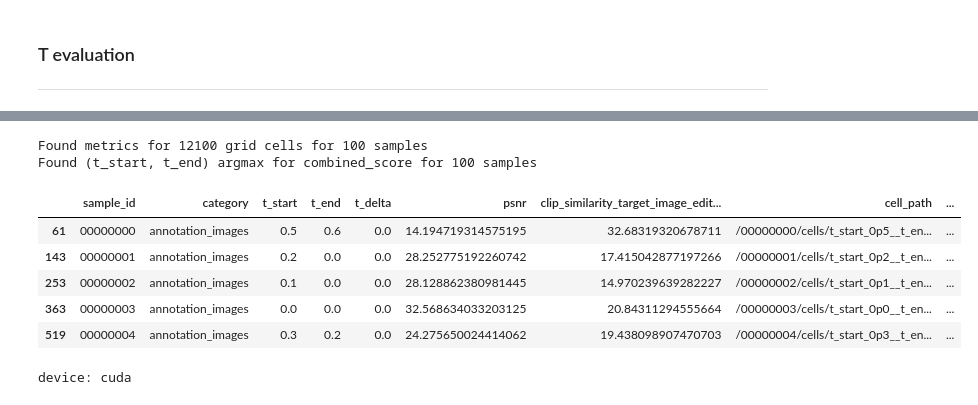
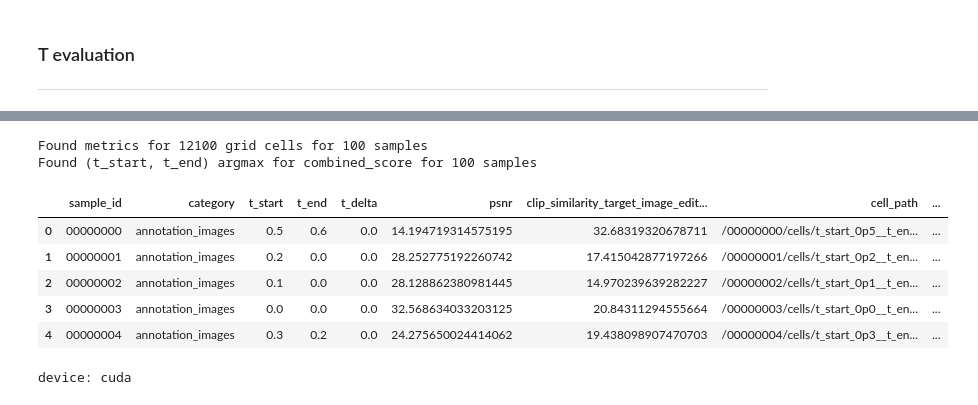
Before and after one commit to hcoderdm/chordedit-models, a Jupyter notebook: models/surrogate_selector/eval_t.ipynb, the cells around one changed output, grey strips where cells are left out. Saved outputs shown, nothing was run; the diff lists cells and outputs as text; code cells hidden in the pictures.

```diff
--- a/models/surrogate_selector/eval_t.ipynb
+++ b/models/surrogate_selector/eval_t.ipynb
@@ -67,27 +60,28 @@ Run: 20260709_144025  train=9680 cells (80 samples)  val=1210 cells (10 samples)
 # %%
 # Find (t_start, t_end) argmax of T_TARGET_FUNC for every sample in full_df from METRICS_CSV.
 metrics_df = pd.read_csv(METRICS_CSV, dtype=str)
-metrics_df = metrics_df[metrics_df[T_DELTA_COL] == str(TARGET_T_DELTA)].copy()
-metrics_df = metrics_df[metrics_df[SAMPLE_ID_COL].isin(full_df[SAMPLE_ID_COL].unique())].copy()
+metrics_df = metrics_df[metrics_df[T_DELTA_COL] == str(TARGET_T_DELTA)].copy().reset_index(drop=True)
+metrics_df = metrics_df[metrics_df[SAMPLE_ID_COL].isin(full_df[SAMPLE_ID_COL].unique())].copy().reset_index(drop=True)
 
 true_df = metrics_df.copy()
-true_df[T_TARGET_COL] = T_TARGET_FUNC(metrics_df)
+true_df = true_df.sort_values([SAMPLE_ID_COL, T_START_COL, T_END_COL]).reset_index(drop=True)
+true_df[T_TARGET_COL] = T_TARGET_FUNC(true_df)
 print(f"Found metrics for {len(true_df)} grid cells for {true_df[SAMPLE_ID_COL].nunique()} samples")
 
-true_argmax_df = true_df.loc[true_df.groupby(SAMPLE_ID_COL)[T_TARGET_COL].idxmax()]
+true_argmax_df = true_df.loc[true_df.groupby(SAMPLE_ID_COL)[T_TARGET_COL].idxmax()].reset_index(drop=True)
 print(f"Found (t_start, t_end) argmax for {T_TARGET_COL} for {len(true_argmax_df)} samples")
 
-# Provice dataframe for visual evaluation.
+# Provide dataframe for visual evaluation.
 true_argmax_df.head()
 # %% [output]
 Found metrics for 12100 grid cells for 100 samples
 Found (t_start, t_end) argmax for combined_score for 100 samples
 |  | sample_id | category | t_start | t_end | t_delta | psnr | clip_similarity_target_image_edit... | cell_path | ... |
-| 61 | 00000000 | annotation_images | 0.5 | 0.6 | 0.0 | 14.194719314575195 | 32.68319320678711 | /00000000/cells/t_start_0p5__t_en... | ... |
-| 143 | 00000001 | annotation_images | 0.2 | 0.0 | 0.0 | 28.252775192260742 | 17.415042877197266 | /00000001/cells/t_start_0p2__t_en... | ... |
-| 253 | 00000002 | annotation_images | 0.1 | 0.0 | 0.0 | 28.128862380981445 | 14.970239639282227 | /00000002/cells/t_start_0p1__t_en... | ... |
-| 363 | 00000003 | annotation_images | 0.0 | 0.0 | 0.0 | 32.568634033203125 | 20.84311294555664 | /00000003/cells/t_start_0p0__t_en... | ... |
-| 519 | 00000004 | annotation_images | 0.3 | 0.2 | 0.0 | 24.275650024414062 | 19.438098907470703 | /00000004/cells/t_start_0p3__t_en... | ... |
+| 0 | 00000000 | annotation_images | 0.5 | 0.6 | 0.0 | 14.194719314575195 | 32.68319320678711 | /00000000/cells/t_start_0p5__t_en... | ... |
+| 1 | 00000001 | annotation_images | 0.2 | 0.0 | 0.0 | 28.252775192260742 | 17.415042877197266 | /00000001/cells/t_start_0p2__t_en... | ... |
+| 2 | 00000002 | annotation_images | 0.1 | 0.0 | 0.0 | 28.128862380981445 | 14.970239639282227 | /00000002/cells/t_start_0p1__t_en... | ... |
+| 3 | 00000003 | annotation_images | 0.0 | 0.0 | 0.0 | 32.568634033203125 | 20.84311294555664 | /00000003/cells/t_start_0p0__t_en... | ... |
+| 4 | 00000004 | annotation_images | 0.3 | 0.2 | 0.0 | 24.275650024414062 | 19.438098907470703 | /00000004/cells/t_start_0p3__t_en... | ... |
 # %%
 # Set inference device: None = default cuda, int = cuda:N, "cpu" = cpu.
 GPU = None
```
Also changed, not shown: parts of 10 cells of this notebook.
